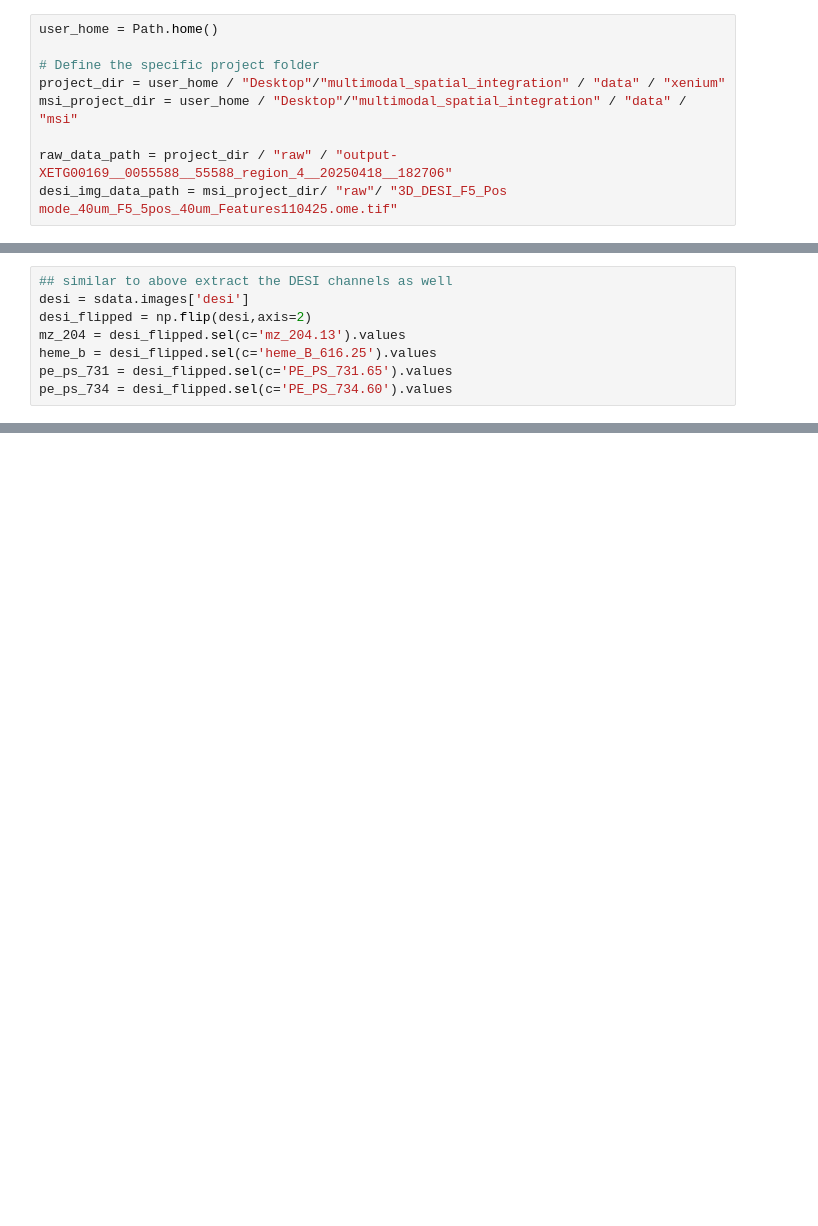
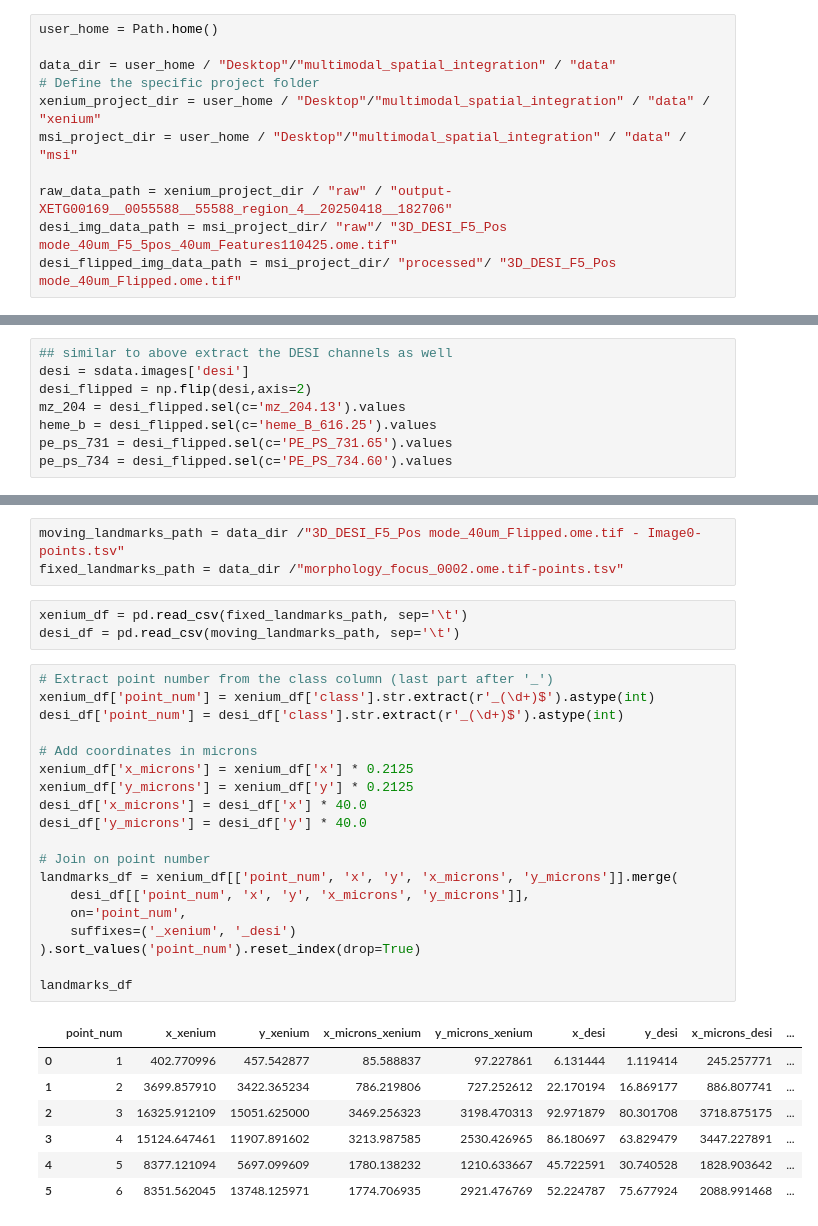
Before and after one commit to sarthak-arora1997/multimodal_spatial_integration, a Jupyter notebook: notebooks/DESI_Xenium_Registration.ipynb, the cells around one changed output, grey strips where cells are left out. Drawn from its saved outputs; the diff is of its cells as text; blank space fills up the shorter version.

Commit message:
installing simpleITK and storing and processing Landmark points from QuPath in the Notebook

```diff
--- a/notebooks/DESI_Xenium_Registration.ipynb
+++ b/notebooks/DESI_Xenium_Registration.ipynb
@@ -16,12 +16,14 @@ import pandas as pd
 # %%
 user_home = Path.home()
 
+data_dir = user_home / "Desktop"/"multimodal_spatial_integration" / "data"
 # Define the specific project folder
-project_dir = user_home / "Desktop"/"multimodal_spatial_integration" / "data" / "xenium"
+xenium_project_dir = user_home / "Desktop"/"multimodal_spatial_integration" / "data" / "xenium"
 msi_project_dir = user_home / "Desktop"/"multimodal_spatial_integration" / "data" / "msi"
 
-raw_data_path = project_dir / "raw" / "output-XETG00169__0055588__55588_region_4__20250418__182706"
+raw_data_path = xenium_project_dir / "raw" / "output-XETG00169__0055588__55588_region_4__20250418__182706"
 desi_img_data_path = msi_project_dir/ "raw"/ "3D_DESI_F5_Pos mode_40um_F5_5pos_40um_Features110425.ome.tif"
+desi_flipped_img_data_path = msi_project_dir/ "processed"/ "3D_DESI_F5_Pos mode_40um_Flipped.ome.tif"
 # %%
 raw_data_path
 # %% [output]
@@ -309,0 +414,33 @@ viewer.add_image(
+# %%
+moving_landmarks_path = data_dir /"3D_DESI_F5_Pos mode_40um_Flipped.ome.tif - Image0-points.tsv"
+fixed_landmarks_path = data_dir /"morphology_focus_0002.ome.tif-points.tsv"
+# %%
+xenium_df = pd.read_csv(fixed_landmarks_path, sep='\t')
+desi_df = pd.read_csv(moving_landmarks_path, sep='\t')
+# %%
+# Extract point number from the class column (last part after '_')
+xenium_df['point_num'] = xenium_df['class'].str.extract(r'_(\d+)$').astype(int)
+desi_df['point_num'] = desi_df['class'].str.extract(r'_(\d+)$').astype(int)
+
+# Add coordinates in microns
+xenium_df['x_microns'] = xenium_df['x'] * 0.2125
+xenium_df['y_microns'] = xenium_df['y'] * 0.2125
+desi_df['x_microns'] = desi_df['x'] * 40.0
+desi_df['y_microns'] = desi_df['y'] * 40.0
+
+# Join on point number
+landmarks_df = xenium_df[['point_num', 'x', 'y', 'x_microns', 'y_microns']].merge(
+    desi_df[['point_num', 'x', 'y', 'x_microns', 'y_microns']],
+    on='point_num',
+    suffixes=('_xenium', '_desi')
+).sort_values('point_num').reset_index(drop=True)
+
+landmarks_df
+# %% [output]
+|  | point_num | x_xenium | y_xenium | x_microns_xenium | y_microns_xenium | x_desi | y_desi | x_microns_desi | ... |
+| 0 | 1 | 402.770996 | 457.542877 | 85.588837 | 97.227861 | 6.131444 | 1.119414 | 245.257771 | ... |
+| 1 | 2 | 3699.857910 | 3422.365234 | 786.219806 | 727.252612 | 22.170194 | 16.869177 | 886.807741 | ... |
+| 2 | 3 | 16325.912109 | 15051.625000 | 3469.256323 | 3198.470313 | 92.971879 | 80.301708 | 3718.875175 | ... |
+| 3 | 4 | 15124.647461 | 11907.891602 | 3213.987585 | 2530.426965 | 86.180697 | 63.829479 | 3447.227891 | ... |
+| 4 | 5 | 8377.121094 | 5697.099609 | 1780.138232 | 1210.633667 | 45.722591 | 30.740528 | 1828.903642 | ... |
+| 5 | 6 | 8351.562045 | 13748.125971 | 1774.706935 | 2921.476769 | 52.224787 | 75.677924 | 2088.991468 | ... |
```
Also changed, not shown: parts of 7 cells of this notebook, 1 other file.
